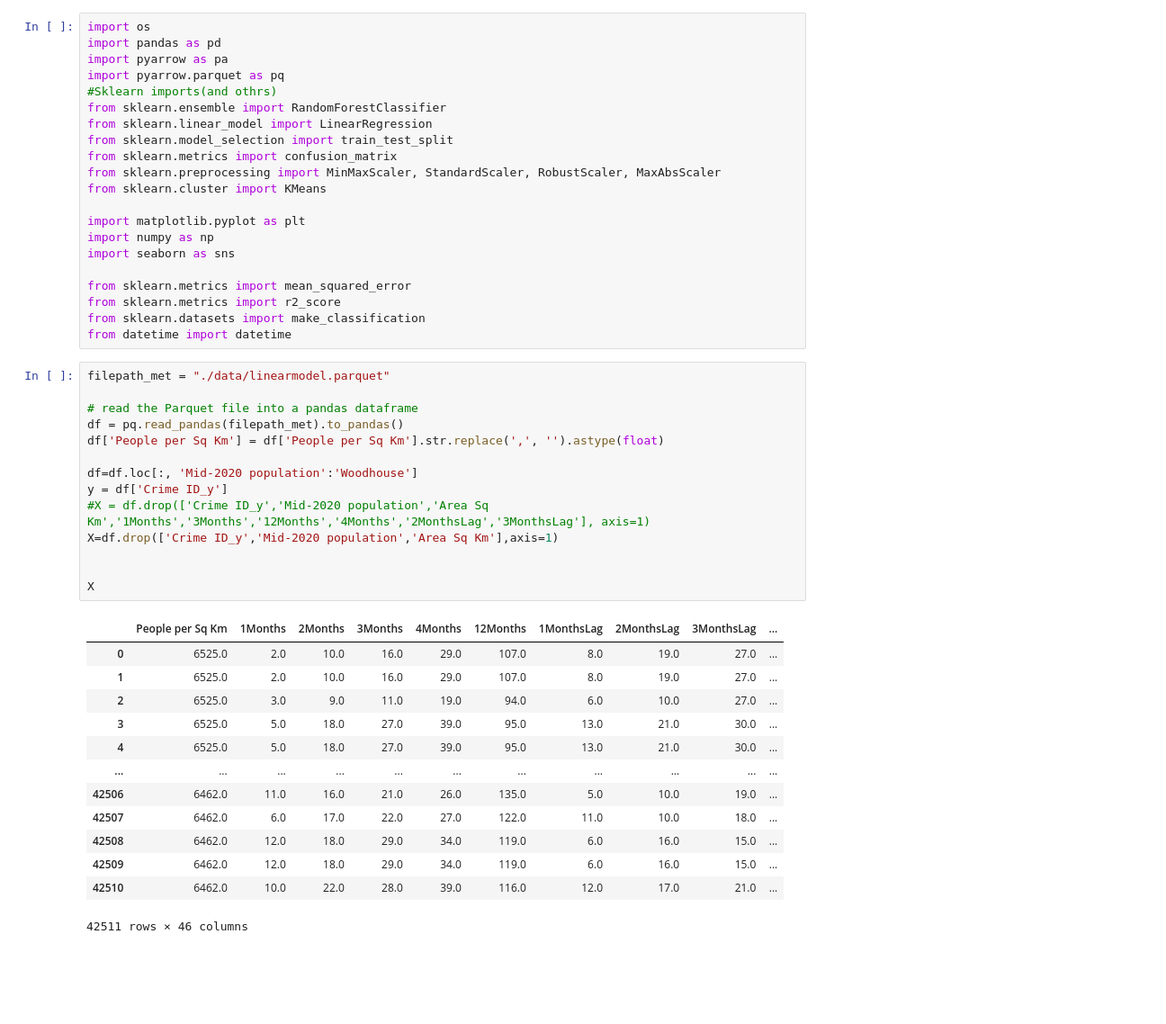
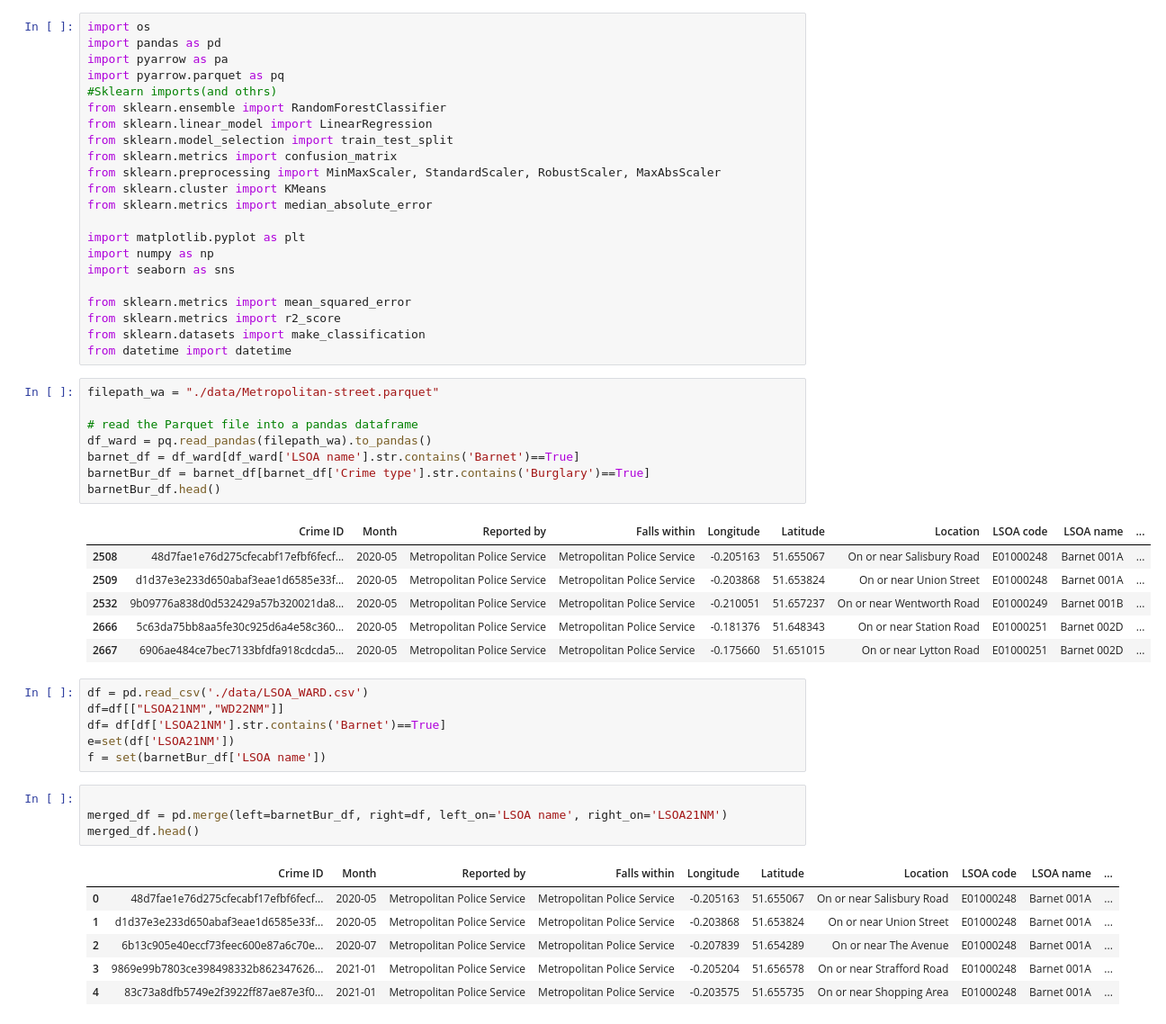
Before and after one commit to Shapkofil/dc20-g22, a Jupyter notebook: LinearModel.ipynb, the cells around one changed output. Shown: that part at 90% size. Saved outputs shown, nothing was run; the diff lists cells and outputs as text; blank space fills up the shorter version.

```diff
--- a/LinearModel.ipynb
+++ b/LinearModel.ipynb
@@ -10,6 +10,7 @@ from sklearn.model_selection import train_test_split
 from sklearn.metrics import confusion_matrix
 from sklearn.preprocessing import MinMaxScaler, StandardScaler, RobustScaler, MaxAbsScaler
 from sklearn.cluster import KMeans
+from sklearn.metrics import median_absolute_error
 
 import matplotlib.pyplot as plt
 import numpy as np
@@ -19,31 +20,35 @@ from sklearn.metrics import mean_squared_error
 from sklearn.metrics import r2_score
 from sklearn.datasets import make_classification
 from datetime import datetime
-# %%
-filepath_met = "./data/linearmodel.parquet"
-
-# read the Parquet file into a pandas dataframe
-df = pq.read_pandas(filepath_met).to_pandas()
-df['People per Sq Km'] = df['People per Sq Km'].str.replace(',', '').astype(float)
-
-df=df.loc[:, 'Mid-2020 population':'Woodhouse']
-y = df['Crime ID_y']
-#X = df.drop(['Crime ID_y','Mid-2020 population','Area Sq Km','1Months','3Months','12Months','4Months','2MonthsLag','3MonthsLag'], axis=1)
-X=df.drop(['Crime ID_y','Mid-2020 population','Area Sq Km'],axis=1)
-
-
-X
-# %% [output]
-|  | People per Sq Km | 1Months | 2Months | 3Months | 4Months | 12Months | 1MonthsLag | 2MonthsLag | 3MonthsLag | ... |
-| 0 | 6525.0 | 2.0 | 10.0 | 16.0 | 29.0 | 107.0 | 8.0 | 19.0 | 27.0 | ... |
-| 1 | 6525.0 | 2.0 | 10.0 | 16.0 | 29.0 | 107.0 | 8.0 | 19.0 | 27.0 | ... |
-| 2 | 6525.0 | 3.0 | 9.0 | 11.0 | 19.0 | 94.0 | 6.0 | 10.0 | 27.0 | ... |
-| 3 | 6525.0 | 5.0 | 18.0 | 27.0 | 39.0 | 95.0 | 13.0 | 21.0 | 30.0 | ... |
-| 4 | 6525.0 | 5.0 | 18.0 | 27.0 | 39.0 | 95.0 | 13.0 | 21.0 | 30.0 | ... |
-| ... | ... | ... | ... | ... | ... | ... | ... | ... | ... | ... |
-| 42506 | 6462.0 | 11.0 | 16.0 | 21.0 | 26.0 | 135.0 | 5.0 | 10.0 | 19.0 | ... |
-| 42507 | 6462.0 | 6.0 | 17.0 | 22.0 | 27.0 | 122.0 | 11.0 | 10.0 | 18.0 | ... |
-| 42508 | 6462.0 | 12.0 | 18.0 | 29.0 | 34.0 | 119.0 | 6.0 | 16.0 | 15.0 | ... |
-| 42509 | 6462.0 | 12.0 | 18.0 | 29.0 | 34.0 | 119.0 | 6.0 | 16.0 | 15.0 | ... |
-| 42510 | 6462.0 | 10.0 | 22.0 | 28.0 | 39.0 | 116.0 | 12.0 | 17.0 | 21.0 | ... |
-42511 rows × 46 columns
+# %%
+filepath_wa = "./data/Metropolitan-street.parquet"
+
+# read the Parquet file into a pandas dataframe
+df_ward = pq.read_pandas(filepath_wa).to_pandas()
+barnet_df = df_ward[df_ward['LSOA name'].str.contains('Barnet')==True]
+barnetBur_df = barnet_df[barnet_df['Crime type'].str.contains('Burglary')==True]
+barnetBur_df.head()
+# %% [output]
+|  | Crime ID | Month | Reported by | Falls within | Longitude | Latitude | Location | LSOA code | LSOA name | ... |
+| 2508 | 48d7fae1e76d275cfecabf17efbf6fecf... | 2020-05 | Metropolitan Police Service | Metropolitan Police Service | -0.205163 | 51.655067 | On or near Salisbury Road | E01000248 | Barnet 001A | ... |
+| 2509 | d1d37e3e233d650abaf3eae1d6585e33f... | 2020-05 | Metropolitan Police Service | Metropolitan Police Service | -0.203868 | 51.653824 | On or near Union Street | E01000248 | Barnet 001A | ... |
+| 2532 | 9b09776a838d0d532429a57b320021da8... | 2020-05 | Metropolitan Police Service | Metropolitan Police Service | -0.210051 | 51.657237 | On or near Wentworth Road | E01000249 | Barnet 001B | ... |
+| 2666 | 5c63da75bb8aa5fe30c925d6a4e58c360... | 2020-05 | Metropolitan Police Service | Metropolitan Police Service | -0.181376 | 51.648343 | On or near Station Road | E01000251 | Barnet 002D | ... |
+| 2667 | 6906ae484ce7bec7133bfdfa918cdcda5... | 2020-05 | Metropolitan Police Service | Metropolitan Police Service | -0.175660 | 51.651015 | On or near Lytton Road | E01000251 | Barnet 002D | ... |
+# %%
+df = pd.read_csv('./data/LSOA_WARD.csv')
+df=df[["LSOA21NM","WD22NM"]]
+df= df[df['LSOA21NM'].str.contains('Barnet')==True]
+e=set(df['LSOA21NM'])
+f = set(barnetBur_df['LSOA name'])
+# %%
+
+merged_df = pd.merge(left=barnetBur_df, right=df, left_on='LSOA name', right_on='LSOA21NM')
+merged_df.head()
+# %% [output]
+|  | Crime ID | Month | Reported by | Falls within | Longitude | Latitude | Location | LSOA code | LSOA name | ... |
+| 0 | 48d7fae1e76d275cfecabf17efbf6fecf... | 2020-05 | Metropolitan Police Service | Metropolitan Police Service | -0.205163 | 51.655067 | On or near Salisbury Road | E01000248 | Barnet 001A | ... |
+| 1 | d1d37e3e233d650abaf3eae1d6585e33f... | 2020-05 | Metropolitan Police Service | Metropolitan Police Service | -0.203868 | 51.653824 | On or near Union Street | E01000248 | Barnet 001A | ... |
+| 2 | 6b13c905e40eccf73feec600e87a6c70e... | 2020-07 | Metropolitan Police Service | Metropolitan Police Service | -0.207839 | 51.654289 | On or near The Avenue | E01000248 | Barnet 001A | ... |
+| 3 | 9869e99b7803ce398498332b862347626... | 2021-01 | Metropolitan Police Service | Metropolitan Police Service | -0.205204 | 51.656578 | On or near Strafford Road | E01000248 | Barnet 001A | ... |
+| 4 | 83c73a8dfb5749e2f3922ff87ae87e3f0... | 2021-01 | Metropolitan Police Service | Metropolitan Police Service | -0.203575 | 51.655735 | On or near Shopping Area | E01000248 | Barnet 001A | ... |
```
Also changed, not shown: parts of 18 cells of this notebook, 1 other file.
